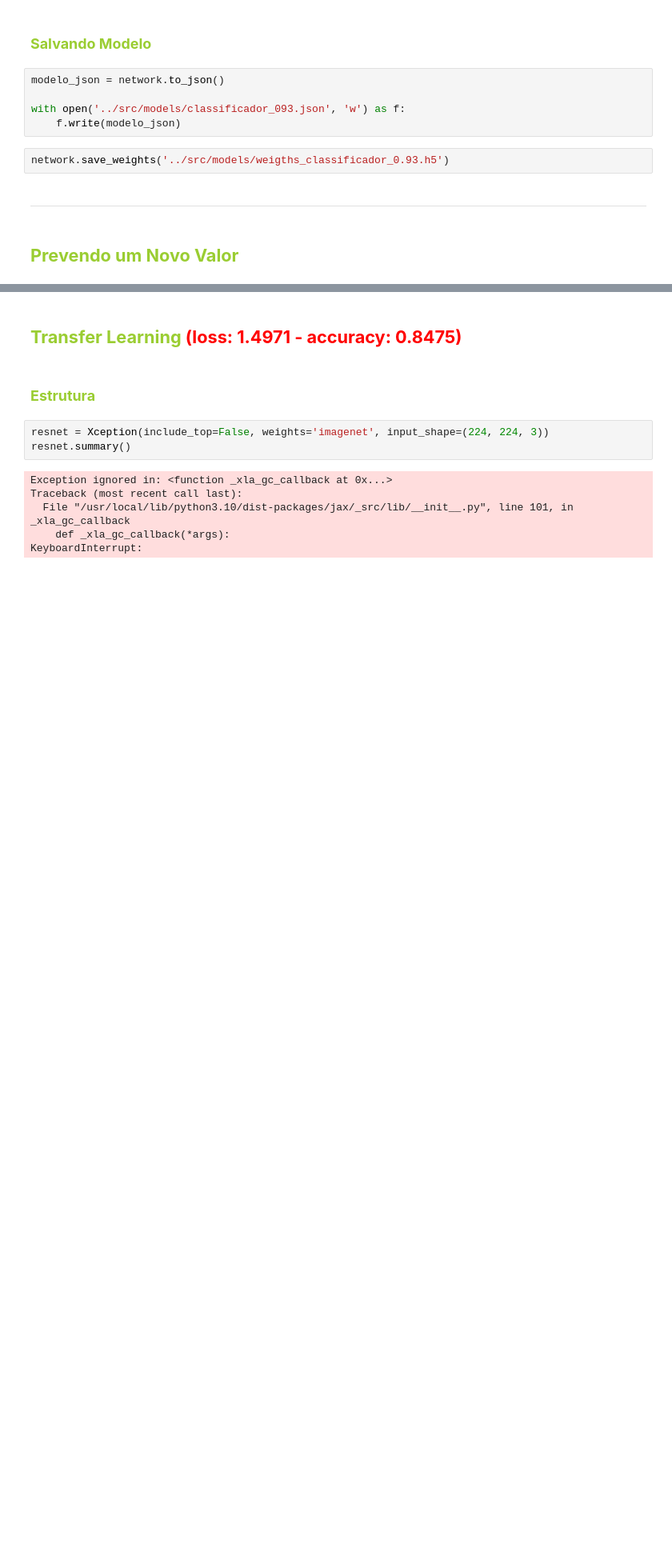
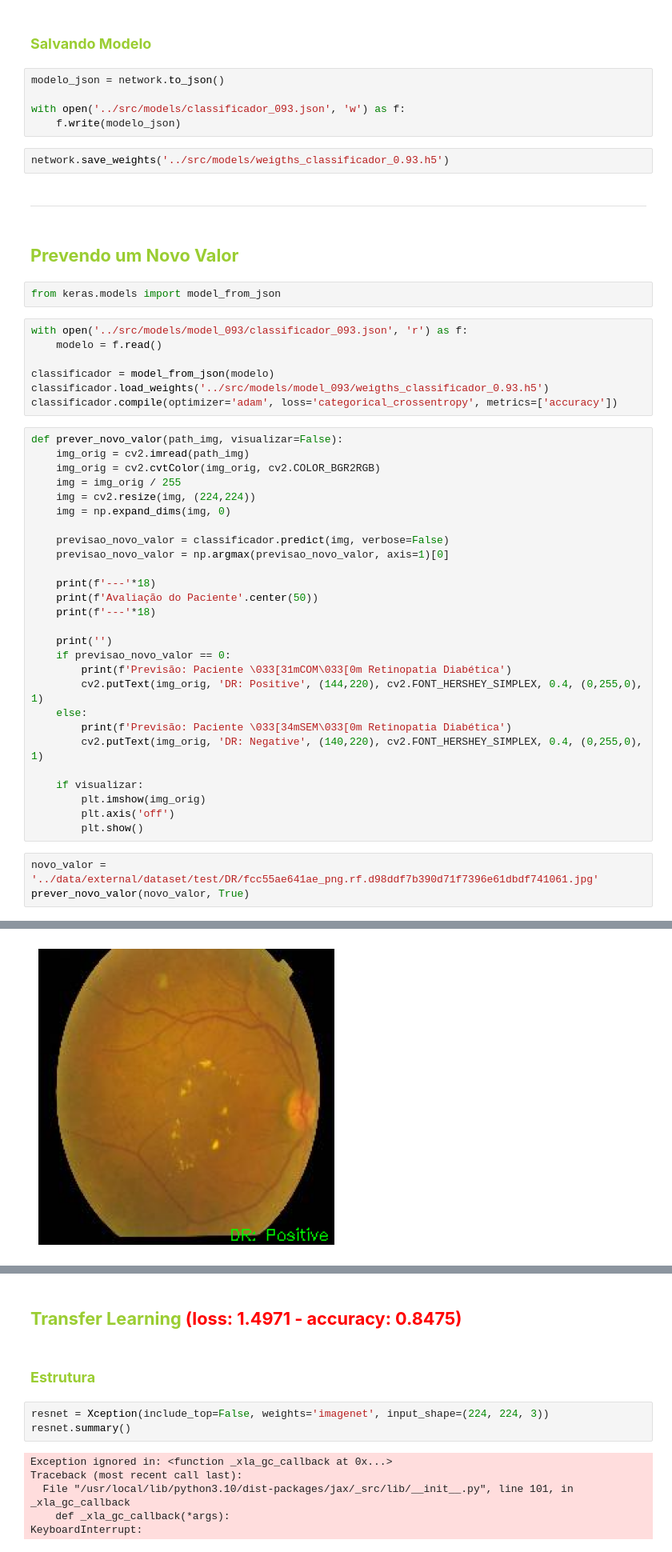
Before and after one commit to Johnny-DF26/Diagnostico_Retinopatia_Diabetica_com_CNN, a Jupyter notebook: notebooks/Diagnóstico_de_Retinopatia_Diabética_Retinopatia_com_CNN.ipynb, the cells around one changed output, grey strips where cells are left out. Shown at 80% size. Cells and saved outputs as stored; diff of their text form; blank space fills up the shorter version.

```diff
--- a/notebooks/Diagnóstico_de_Retinopatia_Diabética_Retinopatia_com_CNN.ipynb
+++ b/notebooks/Diagnóstico_de_Retinopatia_Diabética_Retinopatia_com_CNN.ipynb
@@ -256,3 +310,43 @@ network.save_weights('../src/models/weigths_classificador_0.93.h5')
 ________________________________________________________________________________________________________________________
 # %% [markdown]
 ## <font color='yellowgreen'> **Prevendo um Novo Valor**
+# %%
+from keras.models import model_from_json
+# %%
+with open('../src/models/model_093/classificador_093.json', 'r') as f:
+    modelo = f.read()
+
+classificador = model_from_json(modelo)
+classificador.load_weights('../src/models/model_093/weigths_classificador_0.93.h5')
+classificador.compile(optimizer='adam', loss='categorical_crossentropy', metrics=['accuracy'])
+# %%
+def prever_novo_valor(path_img, visualizar=False):
+    img_orig = cv2.imread(path_img)
+    img_orig = cv2.cvtColor(img_orig, cv2.COLOR_BGR2RGB)
+    img = img_orig / 255
+    img = cv2.resize(img, (224,224))
+    img = np.expand_dims(img, 0)
+
+    previsao_novo_valor = classificador.predict(img, verbose=False)
+    previsao_novo_valor = np.argmax(previsao_novo_valor, axis=1)[0]
+
+    print(f'---'*18)
+    print(f'Avaliação do Paciente'.center(50))
+    print(f'---'*18)
+
+    print('')
+    if previsao_novo_valor == 0:
+        print(f'Previsão: Paciente \033[31mCOM\033[0m Retinopatia Diabética')
+        cv2.putText(img_orig, 'DR: Positive', (144,220), cv2.FONT_HERSHEY_SIMPLEX, 0.4, (0,255,0), 1)
+    else:
+        print(f'Previsão: Paciente \033[34mSEM\033[0m Retinopatia Diabética')
+        cv2.putText(img_orig, 'DR: Negative', (140,220), cv2.FONT_HERSHEY_SIMPLEX, 0.4, (0,255,0), 1)
+
+    if visualizar:
+        plt.imshow(img_orig)
+        plt.axis('off')
+        plt.show()
+# %%
+novo_valor = '../data/external/dataset/test/DR/fcc55ae641ae_png.rf.d98ddf7b390d71f7396e61dbdf741061.jpg'
+prever_novo_valor(novo_valor, True)
+# %% [output]
@@ -258,0 +358 @@ ________________________________________________________________________________
+[figure, added]
```
Also changed, not shown: parts of 7 cells of this notebook, 2 other files.
